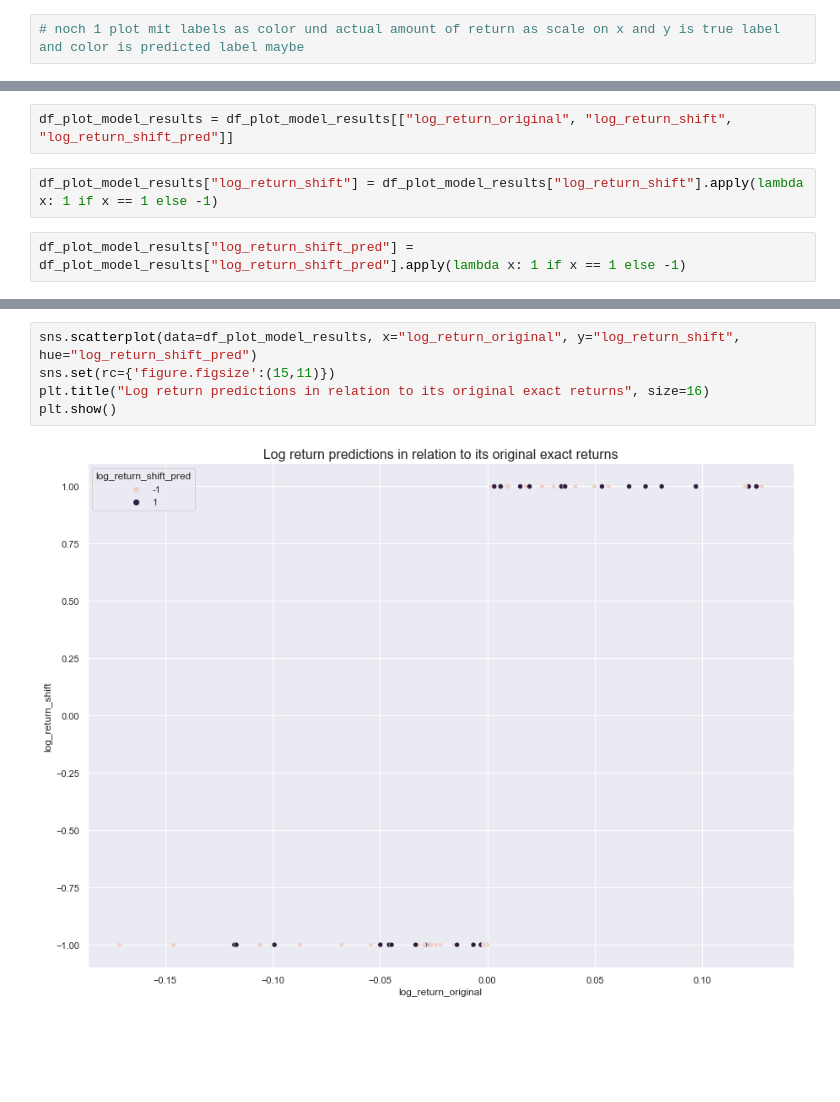
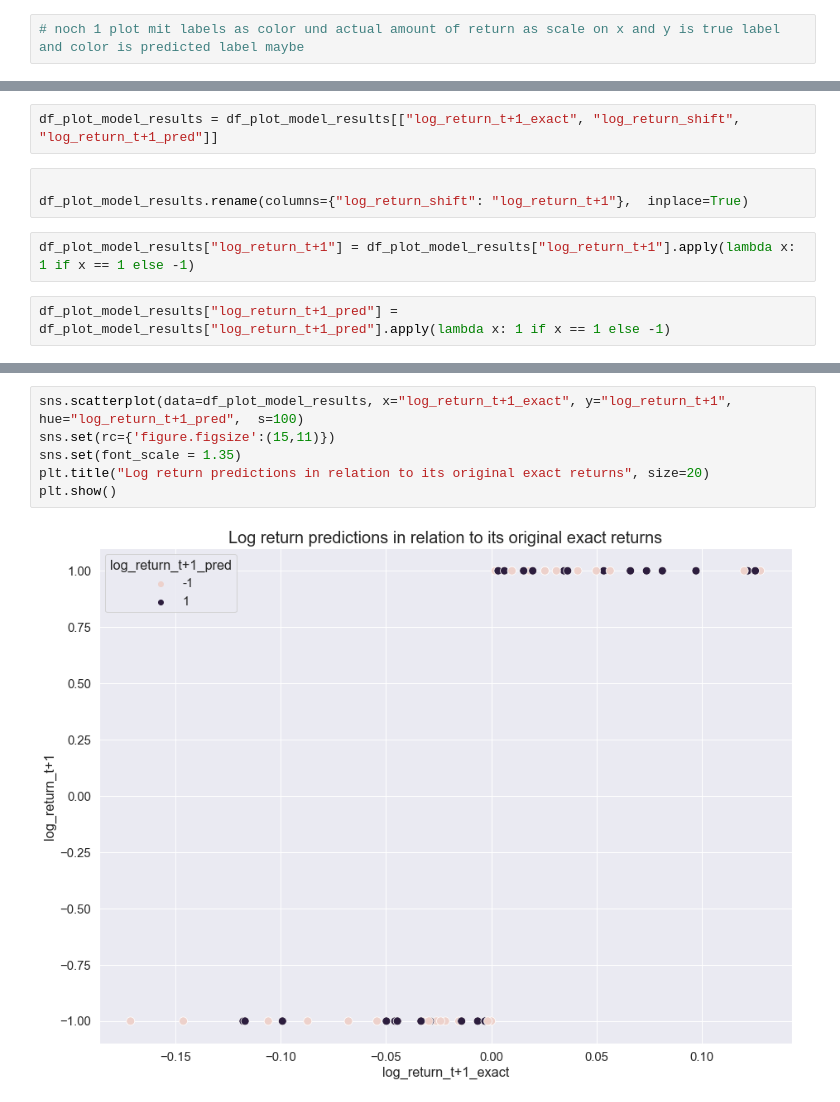
Before and after one commit to Jan-Burger/Bachelor-Thesis, a Jupyter notebook: notebooks/stock_prediction/predictive_modeling/GME.ipynb, the cells around one changed output, grey strips where cells are left out. Drawn from its saved outputs; the diff is of its cells as text; blank space fills up the shorter version.

Commit message:
slight adjustments in best model investigation

```diff
--- a/notebooks/stock_prediction/predictive_modeling/GME.ipynb
+++ b/notebooks/stock_prediction/predictive_modeling/GME.ipynb
@@ -226,9 +228,12 @@ df_plot_model_results["log_return_shift_pred"] = y_pred
 # %%
-df_plot_model_results = df_plot_model_results[["log_return_original", "log_return_shift", "log_return_shift_pred"]]
+df_plot_model_results = df_plot_model_results[["log_return_t+1_exact", "log_return_shift", "log_return_t+1_pred"]]
+# %%
+
+df_plot_model_results.rename(columns={"log_return_shift": "log_return_t+1"},  inplace=True)
 # %%
-df_plot_model_results["log_return_shift"] = df_plot_model_results["log_return_shift"].apply(lambda x: 1 if x == 1 else -1)
+df_plot_model_results["log_return_t+1"] = df_plot_model_results["log_return_t+1"].apply(lambda x: 1 if x == 1 else -1)
 # %%
-df_plot_model_results["log_return_shift_pred"] = df_plot_model_results["log_return_shift_pred"].apply(lambda x: 1 if x == 1 else -1)
+df_plot_model_results["log_return_t+1_pred"] = df_plot_model_results["log_return_t+1_pred"].apply(lambda x: 1 if x == 1 else -1)
 # %%
 df_plot_model_results
 # %% [output]
@@ -246,9 +251,10 @@ df_plot_model_results
 | 2022-04-28 | -0.033339 | -1 | 1 |
 63 rows × 3 columns
 # %%
-sns.scatterplot(data=df_plot_model_results, x="log_return_original", y="log_return_shift", hue="log_return_shift_pred")
+sns.scatterplot(data=df_plot_model_results, x="log_return_t+1_exact", y="log_return_t+1", hue="log_return_t+1_pred",  s=100)
 sns.set(rc={'figure.figsize':(15,11)})
-plt.title("Log return predictions in relation to its original exact returns", size=16)
+sns.set(font_scale = 1.35)
+plt.title("Log return predictions in relation to its original exact returns", size=20)
 plt.show()
 # %% [output]
-[figure, old version]
+[figure, new version]
```
Also changed, not shown: parts of 6 cells of this notebook.
